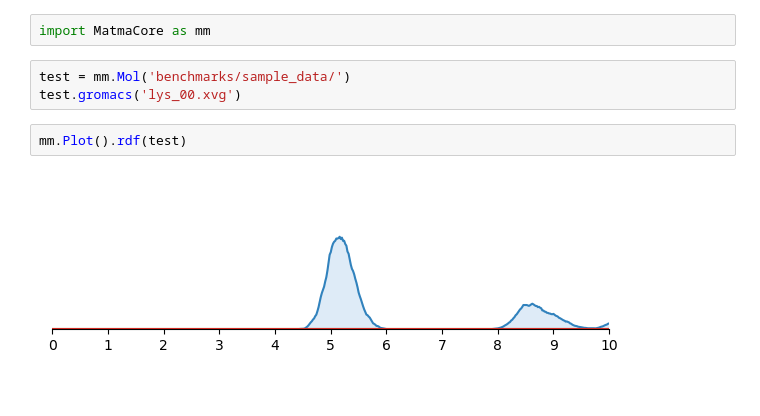
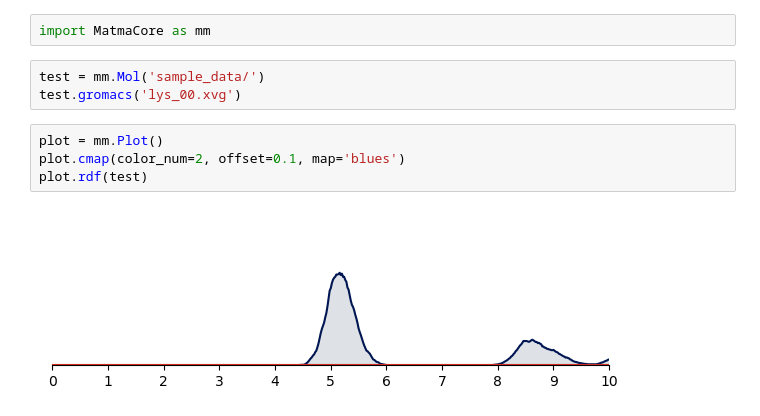
Before and after one commit to marianski-lab/artdep, a Jupyter notebook: benchmarks/rdf.ipynb, the cells around one changed output. Saved outputs shown, nothing was run; the diff lists cells and outputs as text.

Commit message:
Added Colors to rdf plot

```diff
--- a/benchmarks/rdf.ipynb
+++ b/benchmarks/rdf.ipynb
@@ -1,9 +1,11 @@
 # %%
 import MatmaCore as mm
 # %%
-test = mm.Mol('benchmarks/sample_data/')
+test = mm.Mol('sample_data/')
 test.gromacs('lys_00.xvg')
 # %%
-mm.Plot().rdf(test)
+plot = mm.Plot()
+plot.cmap(color_num=2, offset=0.1, map='blues')
+plot.rdf(test)
 # %% [output]
-[figure, old version]
+[figure, new version]
```
Also changed, not shown: 3 other files.
